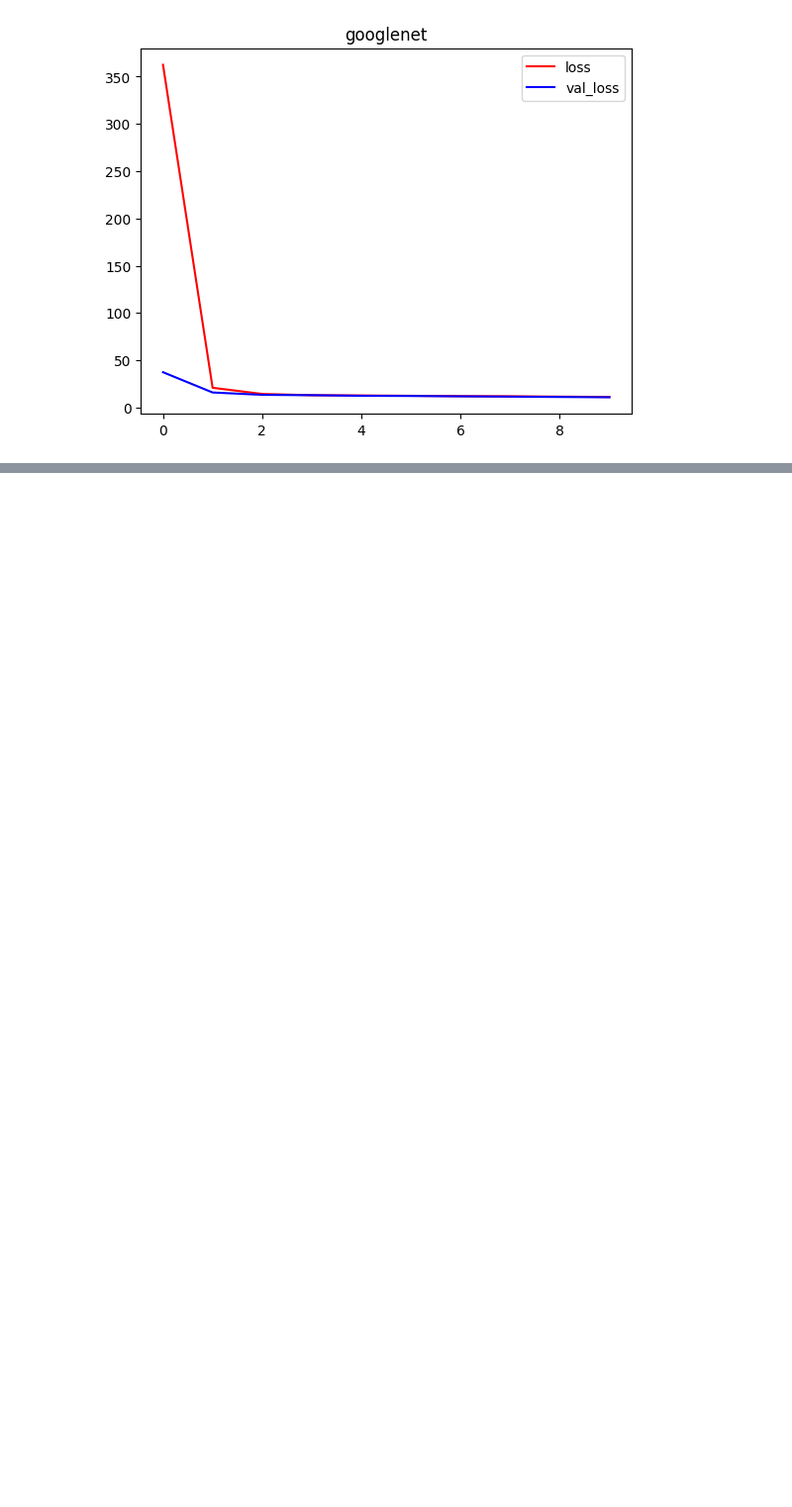
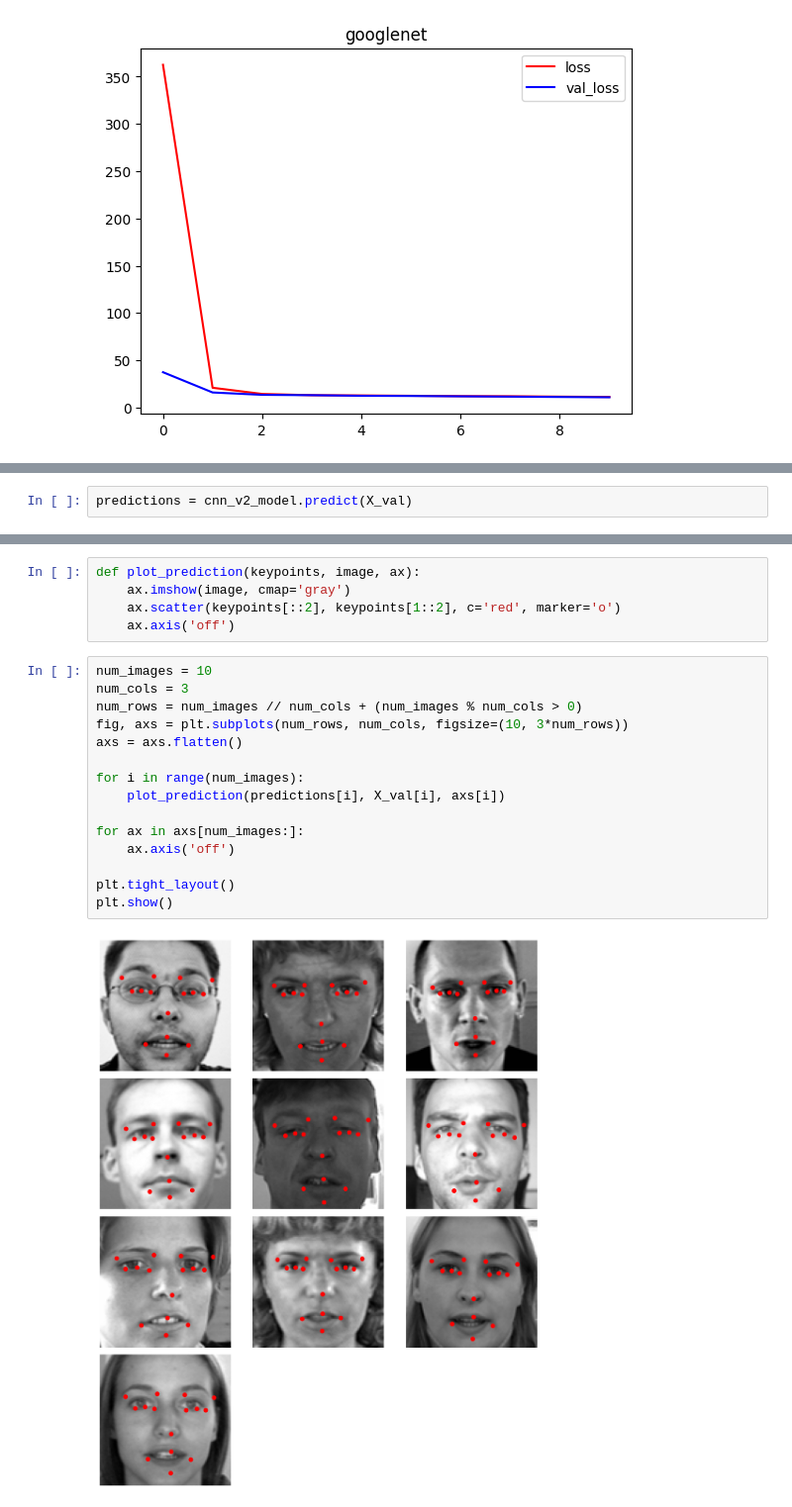
Before and after one commit to n-batruk/Facial-Keypoints-Detection, a Jupyter notebook: main.ipynb, the cells around one changed output, grey strips where cells are left out. Shown at 99% size. Saved outputs shown, nothing was run; the diff lists cells and outputs as text; blank space fills up the shorter version.

```diff
--- a/main.ipynb
+++ b/main.ipynb
@@ -297,0 +413,2 @@ history1, model1 = model_prep(googlenetv2,input_shape,30)
+# %%
+predictions = cnn_v2_model.predict(X_val)
@@ -297,0 +417,22 @@ history1, model1 = model_prep(googlenetv2,input_shape,30)
+# %%
+def plot_prediction(keypoints, image, ax):
+    ax.imshow(image, cmap='gray')
+    ax.scatter(keypoints[::2], keypoints[1::2], c='red', marker='o')
+    ax.axis('off')
+# %%
+num_images = 10
+num_cols = 3
+num_rows = num_images // num_cols + (num_images % num_cols > 0)
+fig, axs = plt.subplots(num_rows, num_cols, figsize=(10, 3*num_rows))
+axs = axs.flatten()
+
+for i in range(num_images):
+    plot_prediction(predictions[i], X_val[i], axs[i])
+
+for ax in axs[num_images:]:
+    ax.axis('off')
+
+plt.tight_layout()
+plt.show()
+# %% [output]
+[figure, added]
```
Also changed, not shown: parts of 20 cells of this notebook.
